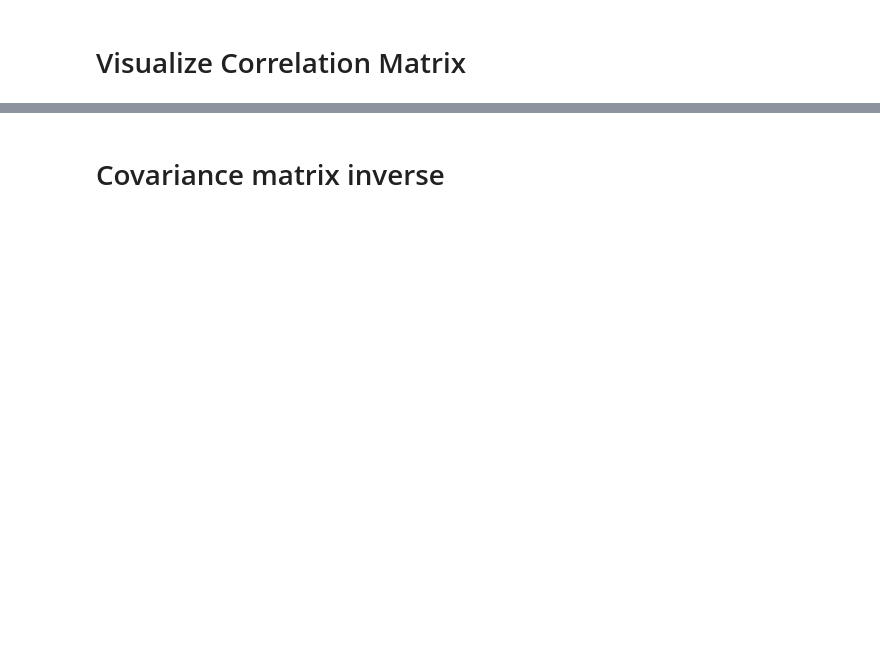
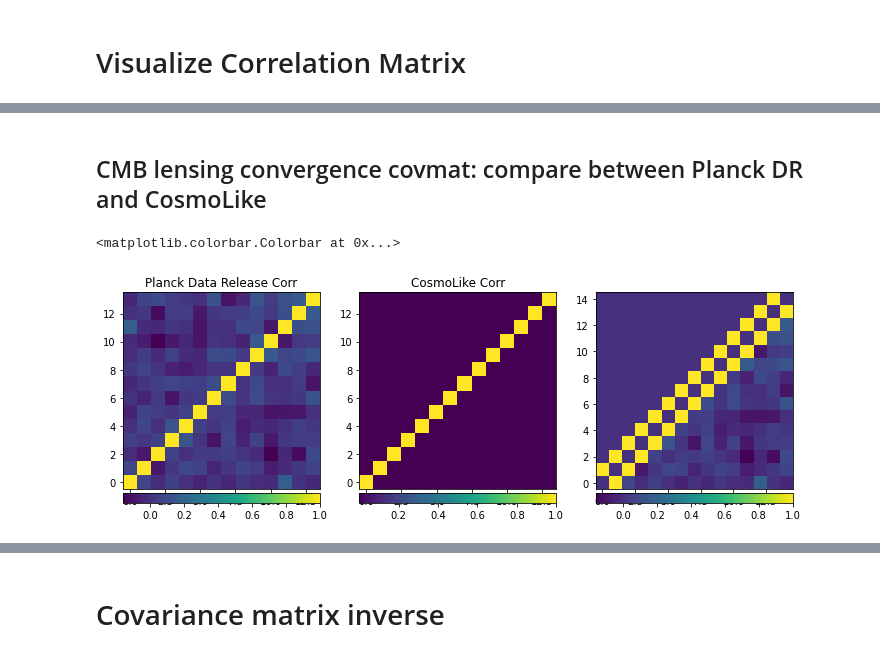
Before and after one commit to CosmoLike/DESxPlanck, a Jupyter notebook: notebooks/VisualizeCovMat.ipynb, the cells around one changed output, grey strips where cells are left out. Cells and saved outputs as stored; diff of their text form; code cells hidden in the pictures; blank space fills up the shorter version.

```diff
--- a/notebooks/VisualizeCovMat.ipynb
+++ b/notebooks/VisualizeCovMat.ipynb
@@ -188,0 +230,50 @@ Bbox(x0=0.14, y0=0.05, x1=1.02, y1=0.12000000000000001)
+# %% [markdown]
+## CMB lensing convergence covmat: compare between Planck DR and CosmoLike
+# %%
+cov_merge = np.zeros((15,15))
+cor_merge = np.zeros((15,15))
+
+cov_kk_cosmolike = covs[0][Ndata_5x2pt:, Ndata_5x2pt:]
+#cov_kk_cosmolike.shape
+cov_kk_planck = np.genfromtxt("/home/u17/jiachuanxu/CosmoLike/PlanckLensingLikelihood/smicadx12_Dec5_ftl_mv2_ndclpttptt_p_teb_agr2_CMBmarged.dataset_EXTRACT/covariance.txt").reshape((14,14))
+#cov_kk_planck.shape
+
+cor_kk_cosmolike = np.zeros((14,14))
+cor_kk_planck = np.zeros((14,14))
+for i in range(14):
+    for j in range(14):
+        if cov_kk_cosmolike[i,i]*cov_kk_cosmolike[j,j] > 0:
+            cor_kk_cosmolike[i,j] = cov_kk_cosmolike[i,j]/np.sqrt(cov_kk_cosmolike[i,i]*cov_kk_cosmolike[j,j])
+        if cov_kk_planck[i,i]*cov_kk_planck[j,j] > 0:
+            cor_kk_planck[i,j] = cov_kk_planck[i,j]/np.sqrt(cov_kk_planck[i,i]*cov_kk_planck[j,j])
+
+for i in range(15):
+    for j in range(15):
+        if j > i: # right half, planck
+            cov_merge[i,j] = cov_kk_planck[i, j-1]
+            cor_merge[i,j] = cor_kk_planck[i, j-1]
+        elif j < i: # left half, cosmolike
+            cov_merge[i,j] = cov_kk_cosmolike[i-1, j]
+            cor_merge[i,j] = cor_kk_cosmolike[i-1, j]
+
+fig, axes = plt.subplots(1,3, figsize=(12,4))
+
+cb = axes[0].imshow(cor_kk_planck, origin='lower')
+axes[0].set_title('Planck Data Release Corr')
+divider = make_axes_locatable(axes[0])
+cax = divider.append_axes("bottom", size="5%", pad=0.05)
+plt.colorbar(cb, cax=cax, orientation='horizontal')
+
+cb = axes[1].imshow(cor_kk_cosmolike, origin='lower')
+axes[1].set_title("CosmoLike Corr")
+divider = make_axes_locatable(axes[1])
+cax = divider.append_axes("bottom", size="5%", pad=0.05)
+plt.colorbar(cb, cax=cax, orientation='horizontal')
+
+cb = axes[2].imshow(cor_merge, origin='lower')
+divider = make_axes_locatable(axes[2])
+cax = divider.append_axes("bottom", size="5%", pad=0.05)
+plt.colorbar(cb, cax=cax, orientation='horizontal')
+# %% [output]
+<matplotlib.colorbar.Colorbar at 0x...>
+[figure, added]
```
Also changed, not shown: parts of 13 cells of this notebook, 8 other files.
